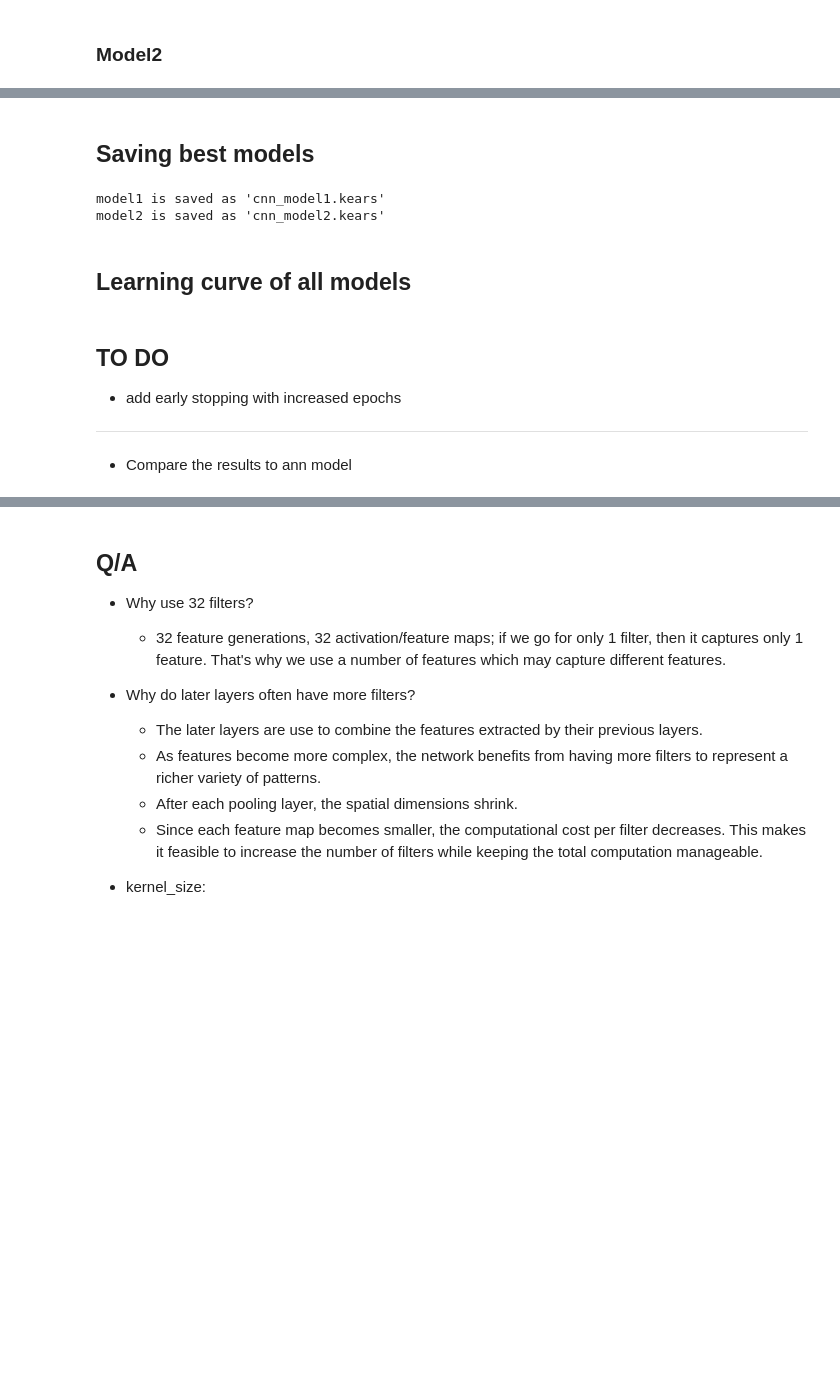
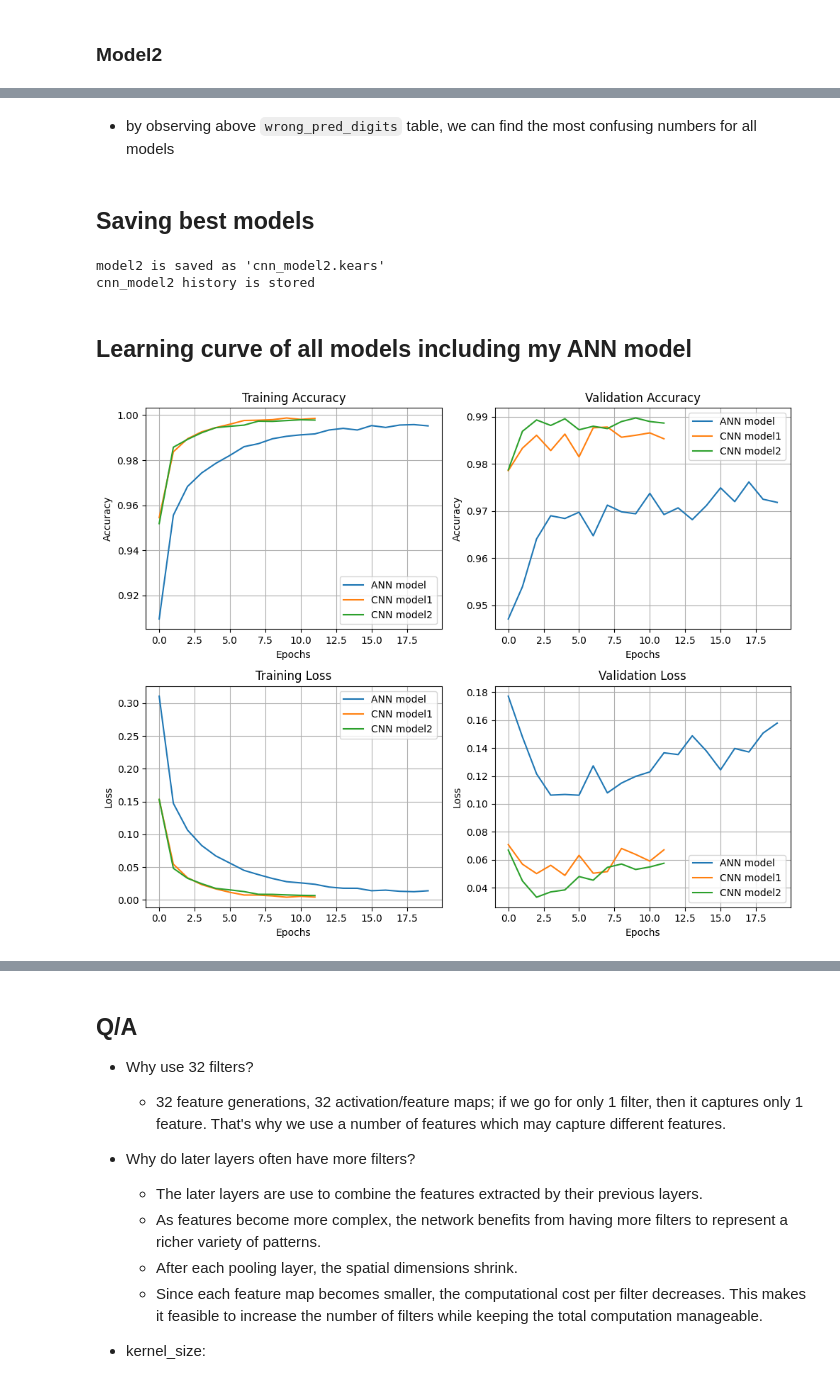
Before and after one commit to AdiXjaiswal/Handwritten-Digit-Recognition, a Jupyter notebook: cnn_model.ipynb, the cells around one changed output, grey strips where cells are left out. Drawn from its saved outputs; the diff is of its cells as text; code cells hidden in the pictures; blank space fills up the shorter version.

```diff
--- a/cnn_model.ipynb
+++ b/cnn_model.ipynb
@@ -219,0 +226,3 @@ losses_model2
+# %%
+ann_model=keras.models.load_model("/kaggle/input/notebooks/dozeradi007/handwritten-digit-recognition/model4.keras")
+hist_ann_model=pd.read_csv("/kaggle/input/notebooks/dozeradi007/handwritten-digit-recognition/model4_history.csv")
@@ -219,0 +265,6 @@ losses_model2
+# %%
+histories = {
+    "ANN model": hist_ann_model,
+    "CNN model1": hist_model1.history,
+    "CNN model2": hist_model2.history
+}
@@ -220,23 +333,39 @@ losses_model2
+# %% [markdown]
+- by observing above `wrong_pred_digits` table, we can find the most confusing numbers for all models
 # %% [markdown]
 ## Saving best models
-# %%
-model1.save("cnn_model1.keras")
-print("model1 is saved as 'cnn_model1.kears'")
-model2.save("cnn_model2.keras")
-print("model2 is saved as 'cnn_model2.kears'")
-# %% [output]
-model1 is saved as 'cnn_model1.kears'
-model2 is saved as 'cnn_model2.kears'
+# %%
+model2.save("cnn_model2.keras")
+print("model2 is saved as 'cnn_model2.kears'")
+# saving training history
+pd.DataFrame(hist_model2.history).to_csv("cnn_model2_history.csv", index=False)
+print("cnn_model2 history is stored")
+# %% [output]
+model2 is saved as 'cnn_model2.kears'
+cnn_model2 history is stored
 # %% [markdown]
-## Learning curve of all models
+## Learning curve of all models including my ANN model
-# %%
-fig, ax =plt.subplots(2,2)
-ax[0].plot(model1.history.history['accuracy'], label='Training accuracy')
-ax[0].plot(model1.history.history['val_accuracy'])
-ax[1].plot(model2.history.history['accuracy'], label='Training accuracy')
-# %% [markdown]
-## TO DO
-- add early stopping with increased epochs
-
----
-- Compare the results to ann model
+# %%
+plots = [
+    ("accuracy", "Training Accuracy", "Accuracy"),
+    ("val_accuracy", "Validation Accuracy", "Accuracy"),
+    ("loss", "Training Loss", "Loss"),
+    ("val_loss", "Validation Loss", "Loss")
+]
+
+fig, axes = plt.subplots(2, 2, figsize=(10, 8))
+
+for ax, (metric, title, ylabel) in zip(axes.flat, plots):
+    for label, history in histories.items():
+        ax.plot(history[metric], label=label)
+
+    ax.set_title(title)
+    ax.set_xlabel("Epochs")
+    ax.set_ylabel(ylabel)
+    ax.grid(True)
+    ax.legend()
+
+plt.tight_layout()
+plt.show()
+# %% [output]
+[figure, added]
```
Also changed, not shown: parts of 31 cells of this notebook.
